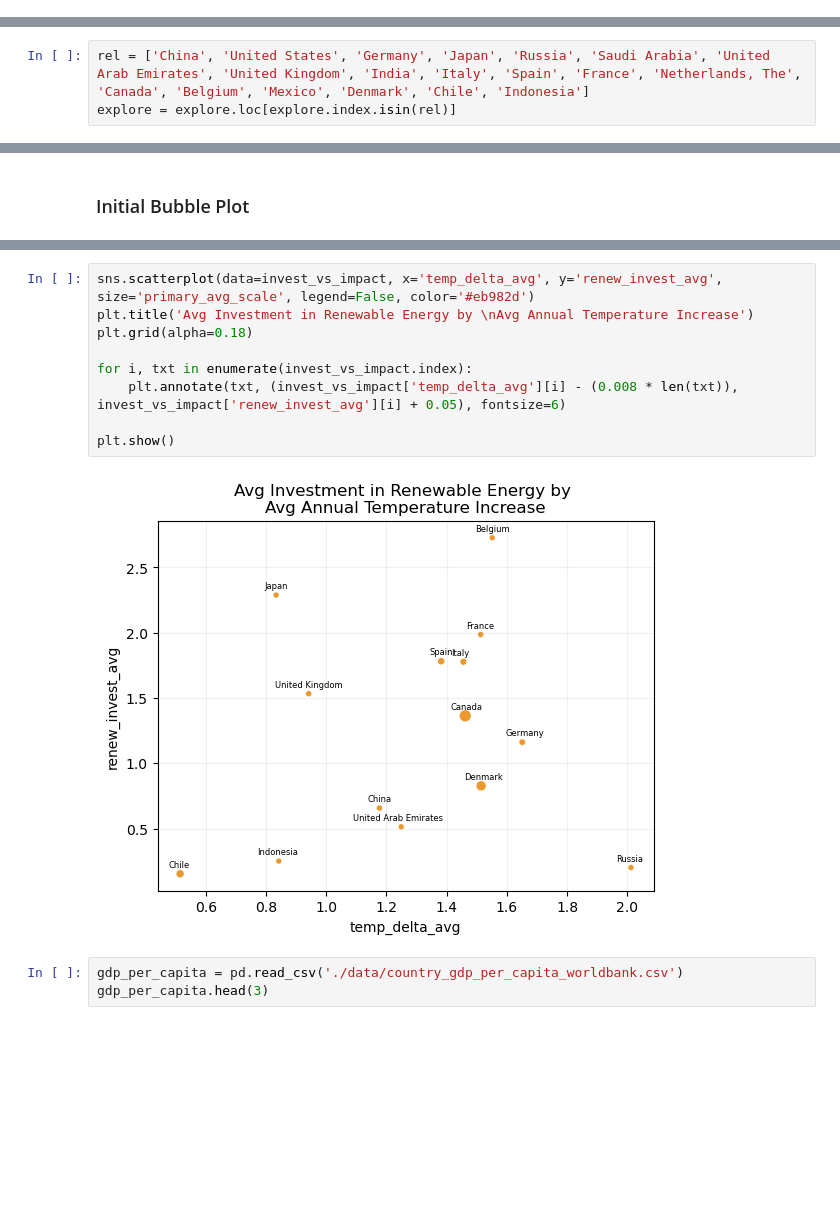
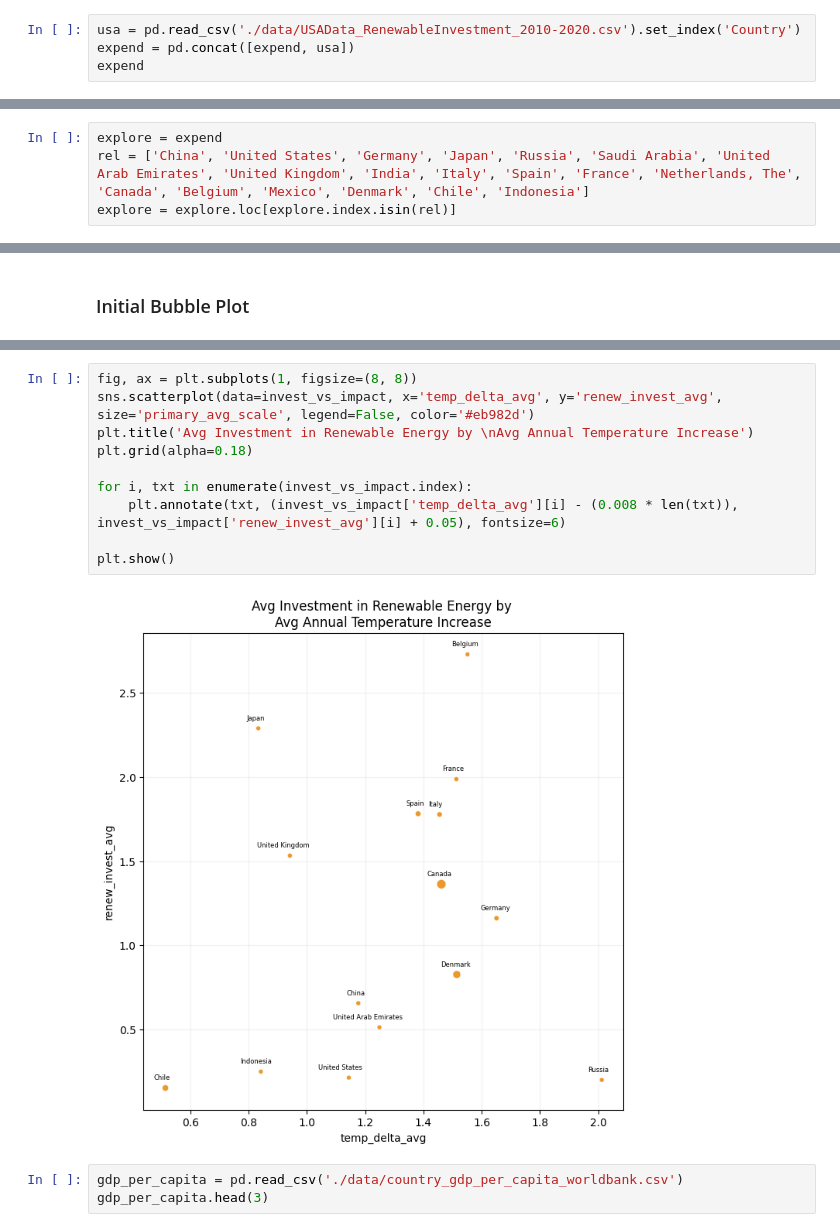
Before and after one commit to simonabors/worlddataviz, a Jupyter notebook: What_just_happened_viz.ipynb, the cells around one changed output, grey strips where cells are left out. Saved outputs shown, nothing was run; the diff lists cells and outputs as text; blank space fills up the shorter version.

Commit message:
Updating main poster plot legend, adding United States and Russia data, saving figure to .svg, etc.

```diff
--- a/What_just_happened_viz.ipynb
+++ b/What_just_happened_viz.ipynb
@@ -108,0 +126,4 @@ explore = expend.groupby(['Country']).agg('sum')
+# %%
+usa = pd.read_csv('./data/USAData_RenewableInvestment_2010-2020.csv').set_index('Country')
+expend = pd.concat([expend, usa])
+expend
@@ -109,4 +145,5 @@ explore = expend.groupby(['Country']).agg('sum')
 # %%
+explore = expend
 rel = ['China', 'United States', 'Germany', 'Japan', 'Russia', 'Saudi Arabia', 'United Arab Emirates', 'United Kingdom', 'India', 'Italy', 'Spain', 'France', 'Netherlands, The', 'Canada', 'Belgium', 'Mexico', 'Denmark', 'Chile', 'Indonesia']
 explore = explore.loc[explore.index.isin(rel)]
 # %%
@@ -304,14 +348,15 @@ invest_vs_impact
 # %%
+fig, ax = plt.subplots(1, figsize=(8, 8))
 sns.scatterplot(data=invest_vs_impact, x='temp_delta_avg', y='renew_invest_avg', size='primary_avg_scale', legend=False, color='#eb982d')
 plt.title('Avg Investment in Renewable Energy by \nAvg Annual Temperature Increase')
 plt.grid(alpha=0.18)
 
 for i, txt in enumerate(invest_vs_impact.index):
     plt.annotate(txt, (invest_vs_impact['temp_delta_avg'][i] - (0.008 * len(txt)), invest_vs_impact['renew_invest_avg'][i] + 0.05), fontsize=6)
 
 plt.show()
 # %% [output]
-[figure, old version]
+[figure, new version]
 # %%
 gdp_per_capita = pd.read_csv('./data/country_gdp_per_capita_worldbank.csv')
 gdp_per_capita.head(3)
```
Also changed, not shown: parts of 15 cells of this notebook, 4 other files.
